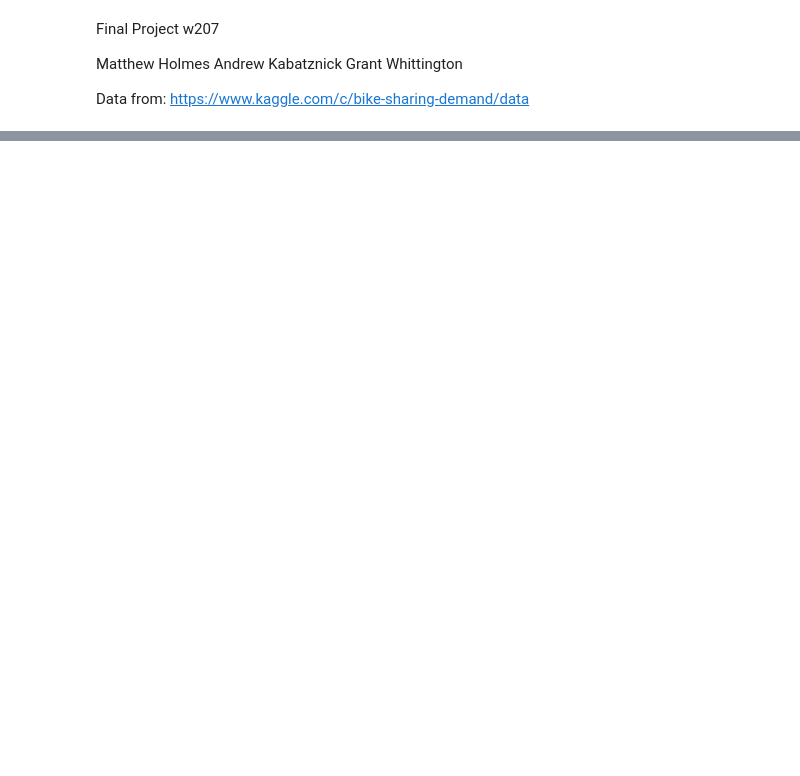
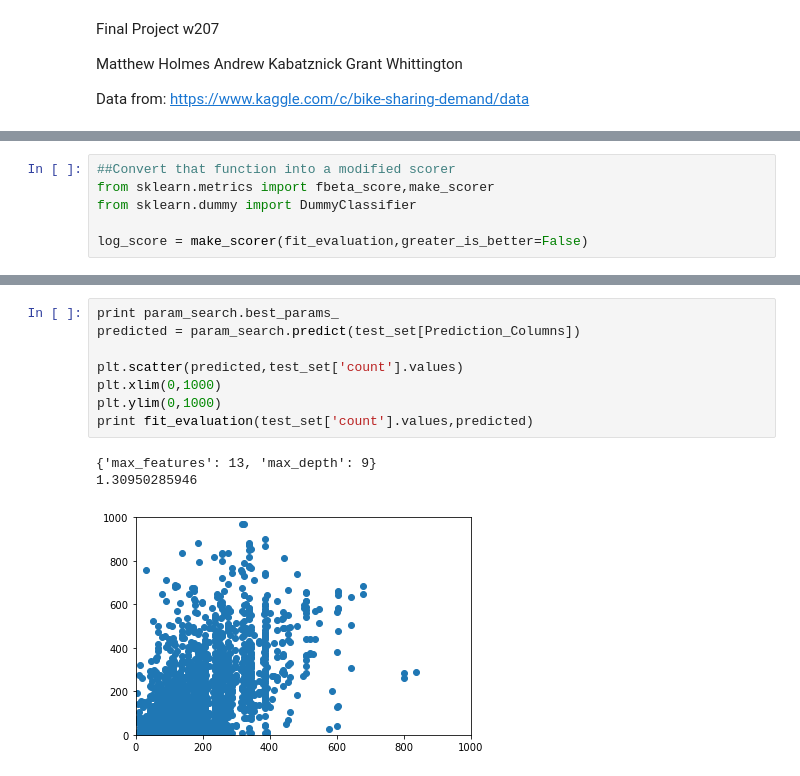
Before and after one commit to amkabatznick/W207_Final_Project, a Jupyter notebook: holmes_kabatznick_whittington_p4.ipynb, the cells around one changed output, grey strips where cells are left out. Cells and saved outputs as stored; diff of their text form; blank space fills up the shorter version.

```diff
--- a/holmes_kabatznick_whittington_p4.ipynb
+++ b/holmes_kabatznick_whittington_p4.ipynb
@@ -105 +142,7 @@ def data_split(data,train_percent,dev_percent,is_random):
+# %%
+##Convert that function into a modified scorer
+from sklearn.metrics import fbeta_score,make_scorer
+from sklearn.dummy import DummyClassifier
+
+log_score = make_scorer(fit_evaluation,greater_is_better=False)
 # %%
@@ -131,0 +198,12 @@ print DTree.score(dev_set[Prediction_Columns], dev_set['totalcount'])
+# %%
+print param_search.best_params_
+predicted = param_search.predict(test_set[Prediction_Columns])
+
+plt.scatter(predicted,test_set['count'].values)
+plt.xlim(0,1000)
+plt.ylim(0,1000)
+print fit_evaluation(test_set['count'].values,predicted)
+# %% [output]
+{'max_features': 13, 'max_depth': 9}
+1.30950285946
+[figure, added]
```
Also changed, not shown: parts of 17 cells of this notebook.
